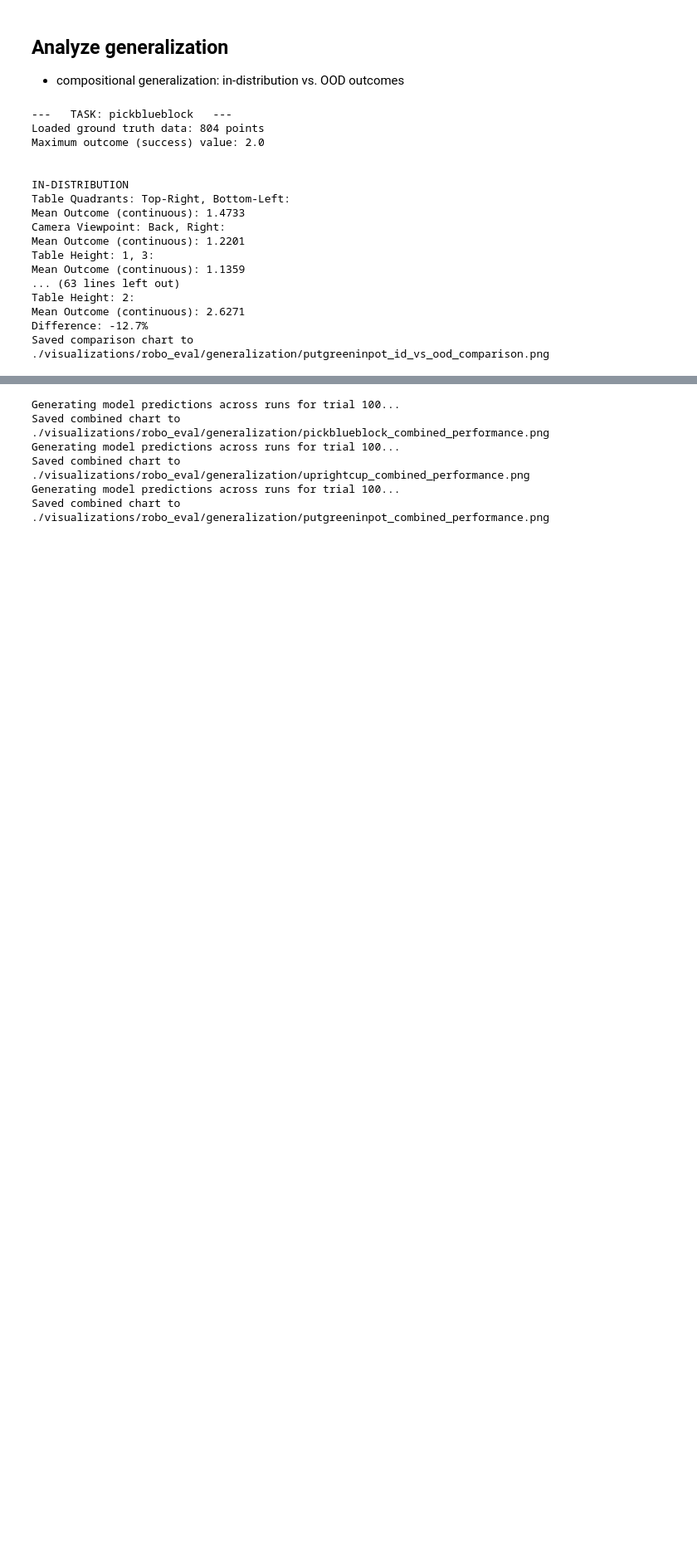
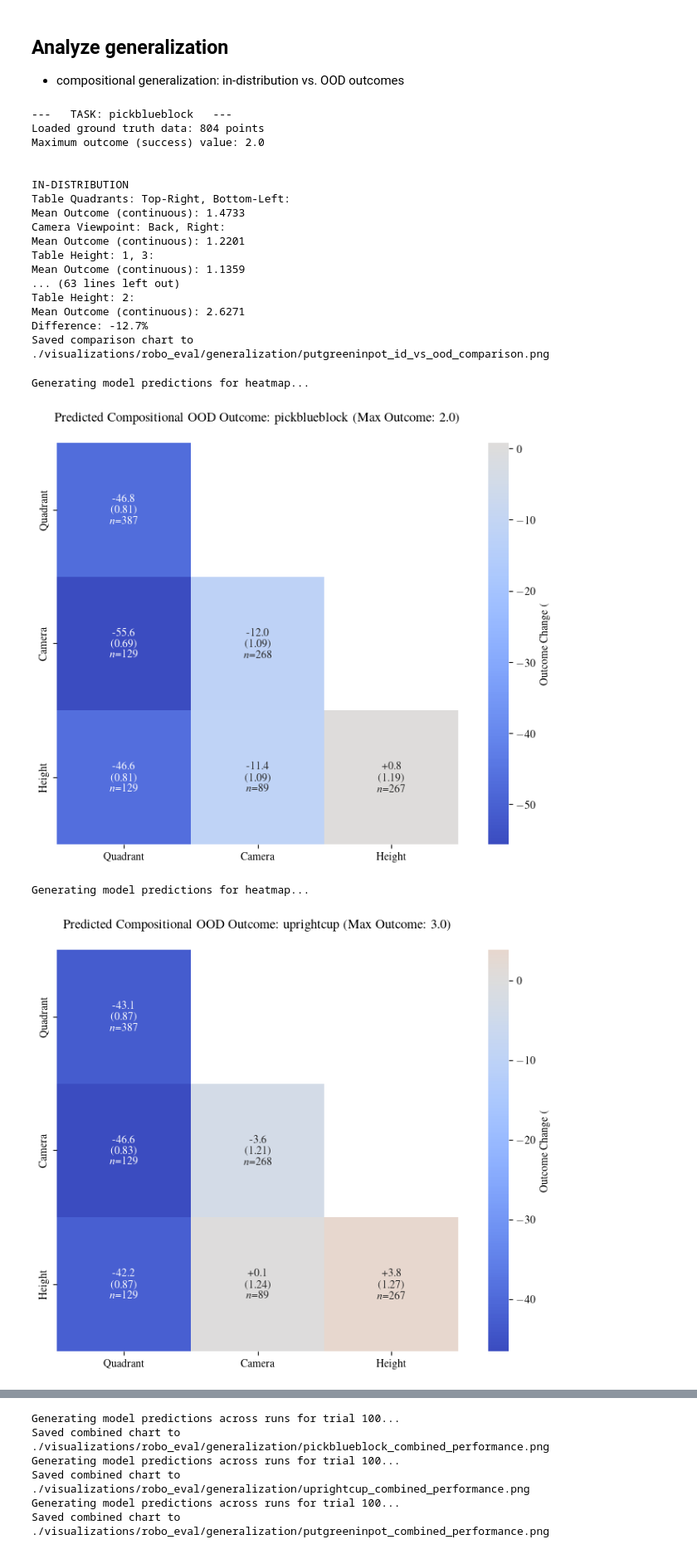
Before and after one commit to iamandrewliao/active-testing, a Jupyter notebook: analysis.ipynb, the cells around one changed output, grey strips where cells are left out. Shown at 83% size. Saved outputs shown, nothing was run; the diff lists cells and outputs as text; code cells hidden in the pictures; blank space fills up the shorter version.

```diff
--- a/analysis.ipynb
+++ b/analysis.ipynb
@@ -210,7 +210,7 @@ def plot_ood_compositional_heatmap(bf_data, task_name, model=None, factor_column
     """
     factors = ['Quadrant', 'Camera', 'Height']
 
-    # Define ID and OOD masks based on test.py logic
+    # Define ID and OOD masks
     masks_ood = {
         'Quadrant': ((bf_data['x'] >= 0.5) & (bf_data['y'] <= 0.5)) | ((bf_data['x'] <= 0.5) & (bf_data['y'] >= 0.5)),
         'Camera': (bf_data['camera_azimuth'] == 15),
@@ -223,7 +223,7 @@ def plot_ood_compositional_heatmap(bf_data, task_name, model=None, factor_column
         'Height': (bf_data['table_height'] == 1) | (bf_data['table_height'] == 3)
     }
 
-    # --- NEW LOGIC: Setup target column based on model presence ---
+    # --- Setup target column based on model presence ---
     df_eval = bf_data.copy()
     target_col = 'eval_outcome'
 
@@ -288,31 +288,36 @@ def plot_ood_compositional_heatmap(bf_data, task_name, model=None, factor_column
 
     plt.figure(figsize=(8, 6))
     sns.heatmap(
         diff_matrix,
         mask=mask,
         annot=annot_matrix,
         fmt="",
         cmap="coolwarm",
         center=0,
         xticklabels=factors,
         yticklabels=factors,
         square=True,
         cbar_kws={'label': 'Outcome Change (%)'},
         annot_kws={'fontweight': 'bold'}
     )
 
     # Use dynamic title and save paths
     # Assuming MAX_OUTCOME is in your global scope, otherwise you may want to pass it in.
     plt.title(f"{title_prefix} Compositional OOD Outcome: {task_name} (Max Outcome: {MAX_OUTCOME[task_name]})", pad=20)
     plt.tight_layout()
     plt.savefig(f"./visualizations/robo_eval/compositional_generalization/{task_name}_ood_heatmap_{save_suffix}.png")
     plt.show()
 
 for task in TASKS:
     bf_data = pd.read_csv(f'./results/{task}_bruteforce/results.csv')
-    active_model_path = f'./results/{task}_active_offline_SingleTaskGP_PSD/run_1/models/trial_50_model.pkl'
+    active_model_path = f'./results/{task}_active_offline_SingleTaskGP_PSD/run_1/models/trial_100_model.pkl'
 
     with open(active_model_path, 'rb') as f:
         active_model_data = pickle.load(f)
         active_model = active_model_data['model']
     plot_ood_compositional_heatmap(bf_data, task, active_model, factor_columns=['x', 'y', 'table_height', 'camera_azimuth', 'camera_elevation', 'camera_distance'], tkwargs={'dtype': torch.float64, 'device': 'cpu'} )
+# %% [output]
+Generating model predictions for heatmap...
+[figure, added]
+Generating model predictions for heatmap...
+[figure, added]
```
Also changed, not shown: parts of 76 cells of this notebook, 20 other files.
